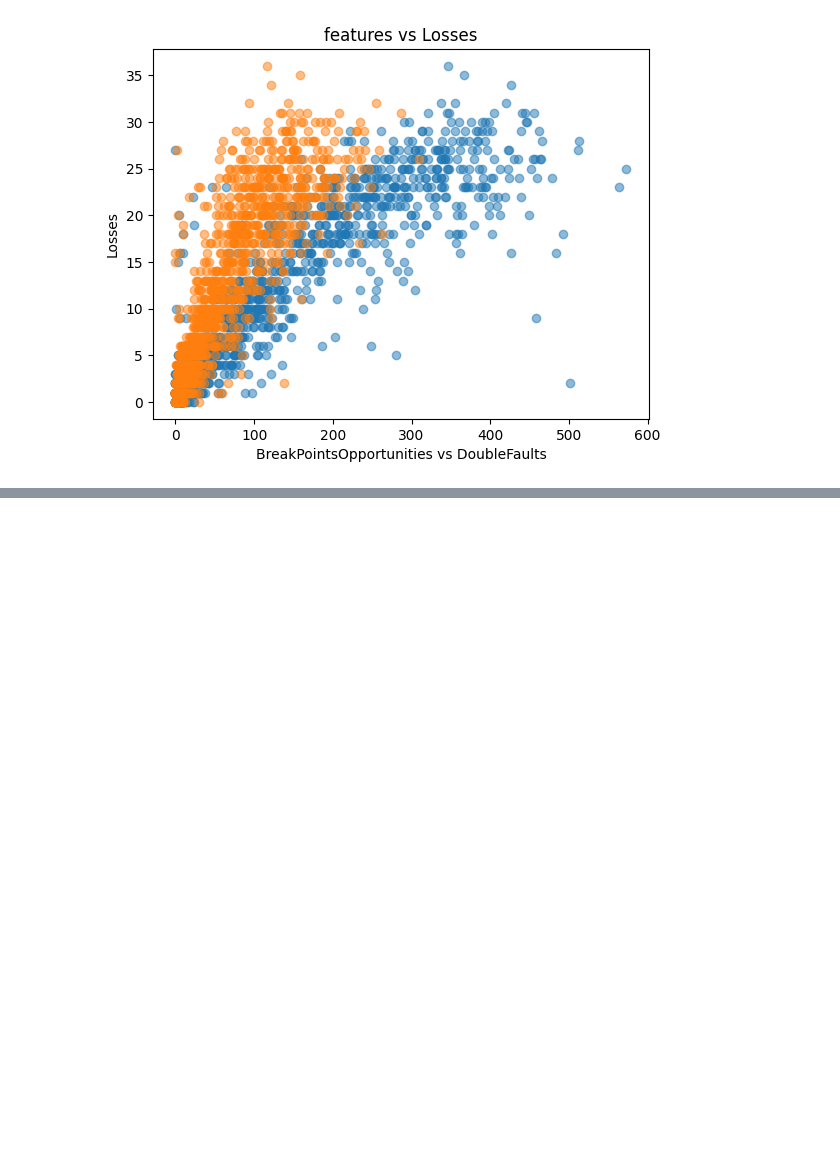
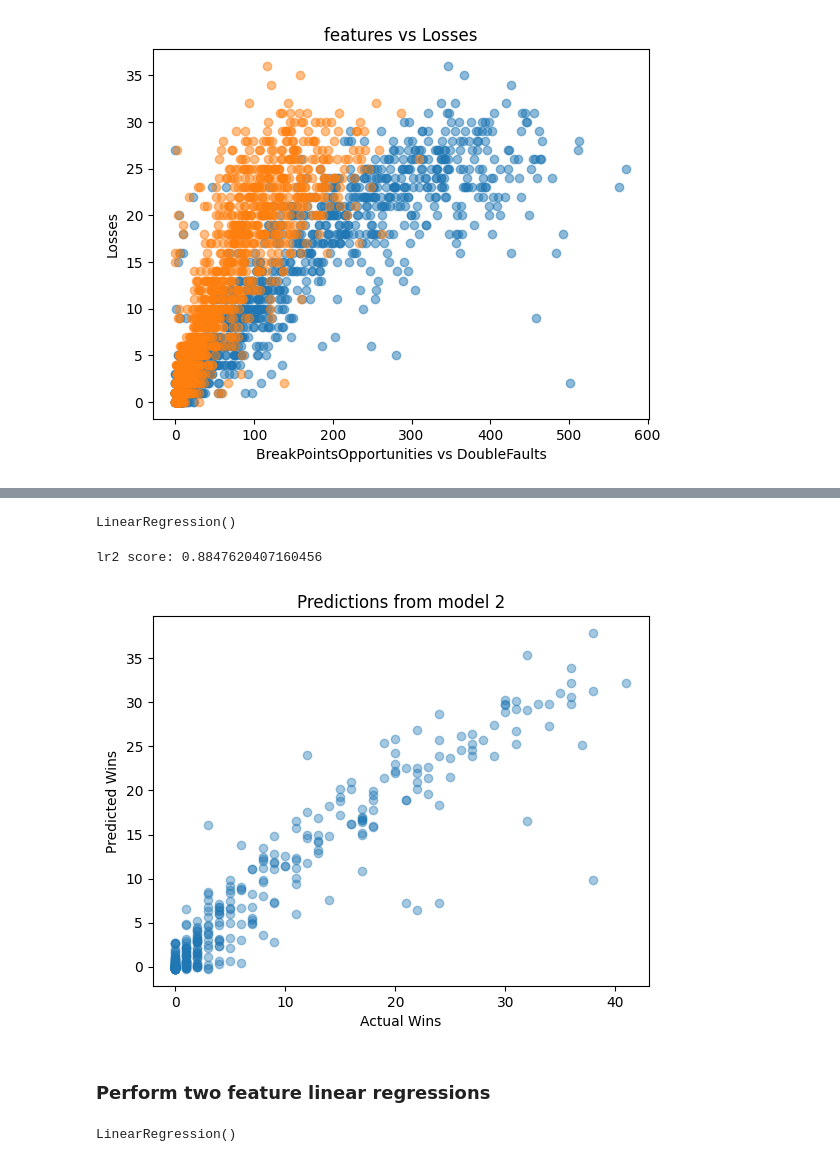
Before and after one commit to 1am8anana/Tennis_Ace, a Jupyter notebook: Tennis_Ace.ipynb, the cells around one changed output, grey strips where cells are left out. Cells and saved outputs as stored; diff of their text form; code cells hidden in the pictures; blank space fills up the shorter version.

```diff
--- a/Tennis_Ace.ipynb
+++ b/Tennis_Ace.ipynb
@@ -60,0 +92,44 @@ plt.show()
+# %%
+# get another feature
+feature = df[['ReturnGamesPlayed']]
+outcome = df[['Wins']]
+# split the data
+x_train, x_test, y_train, y_test = train_test_split(feature, outcome, test_size=0.2, random_state=1)
+# instantiate 2nd Linear model
+lr2 = LinearRegression()
+# fit data to the model (train the model)
+lr2.fit(x_train, y_train)
+# %% [output]
+LinearRegression()
+# %%
+# get the score om the test-set
+lr2_score = lr2.score(x_test, y_test)
+print(f'lr2 score: {lr2_score}')
+
+# get the predictions
+predictions = lr2.predict(x_test)
+# plot scatter to see the pattern of the predictions
+plt.figure()
+plt.scatter(y_test, predictions, alpha=0.4)
+plt.title("Predictions from model 2")
+plt.xlabel("Actual Wins")
+plt.ylabel("Predicted Wins")
+plt.show()
+# %% [output]
+lr2 score: 0.8847620407160456
+[figure, added]
+# %% [markdown]
+### Perform two feature linear regressions
+# %%
+# get 2 features
+features = df[['BreakPointsOpportunities', 'FirstServeReturnPointsWon']]
+# get the 1 target Winnings
+outcome = df['Winnings']
+# split the data
+x_train, x_test, y_train, y_test = train_test_split(features, outcome, test_size=0.2, random_state=1)
+# instantiate another linear model
+lr3 = LinearRegression()
+# train the model
+lr3.fit(x_train, y_train)
+# %% [output]
+LinearRegression()
```
Also changed, not shown: parts of 4 cells of this notebook.
